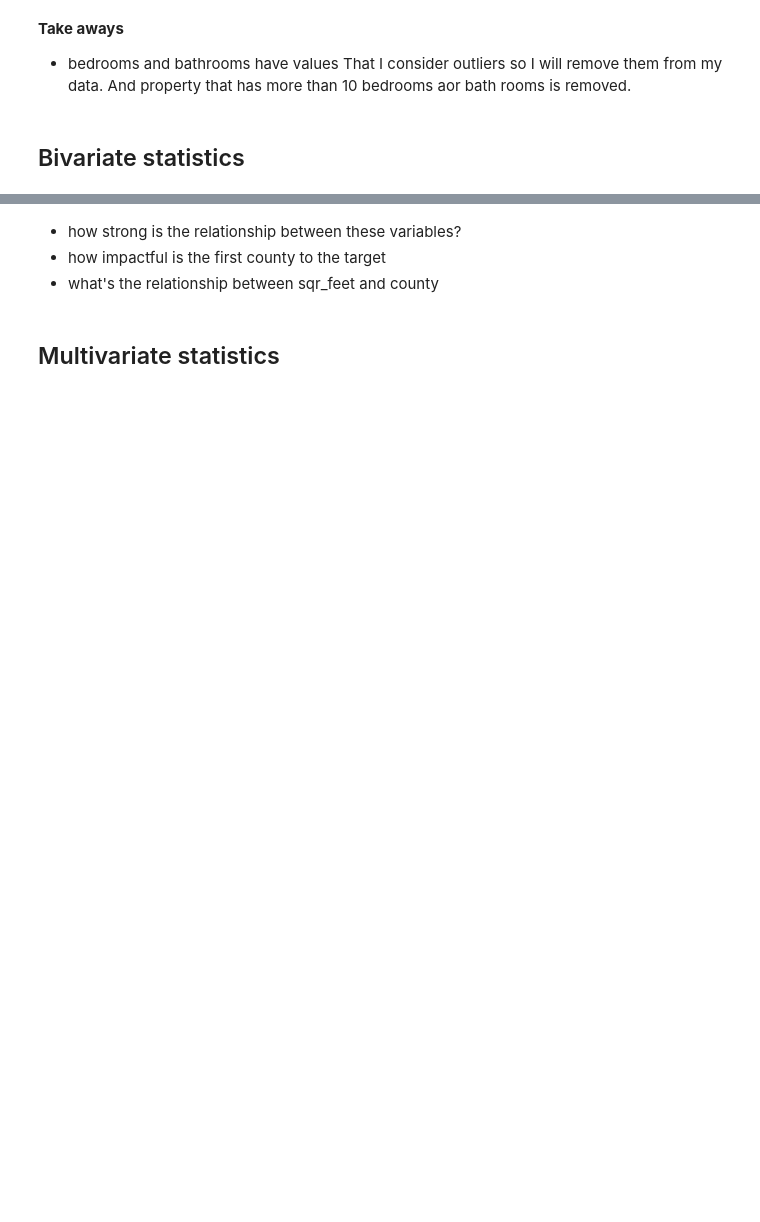
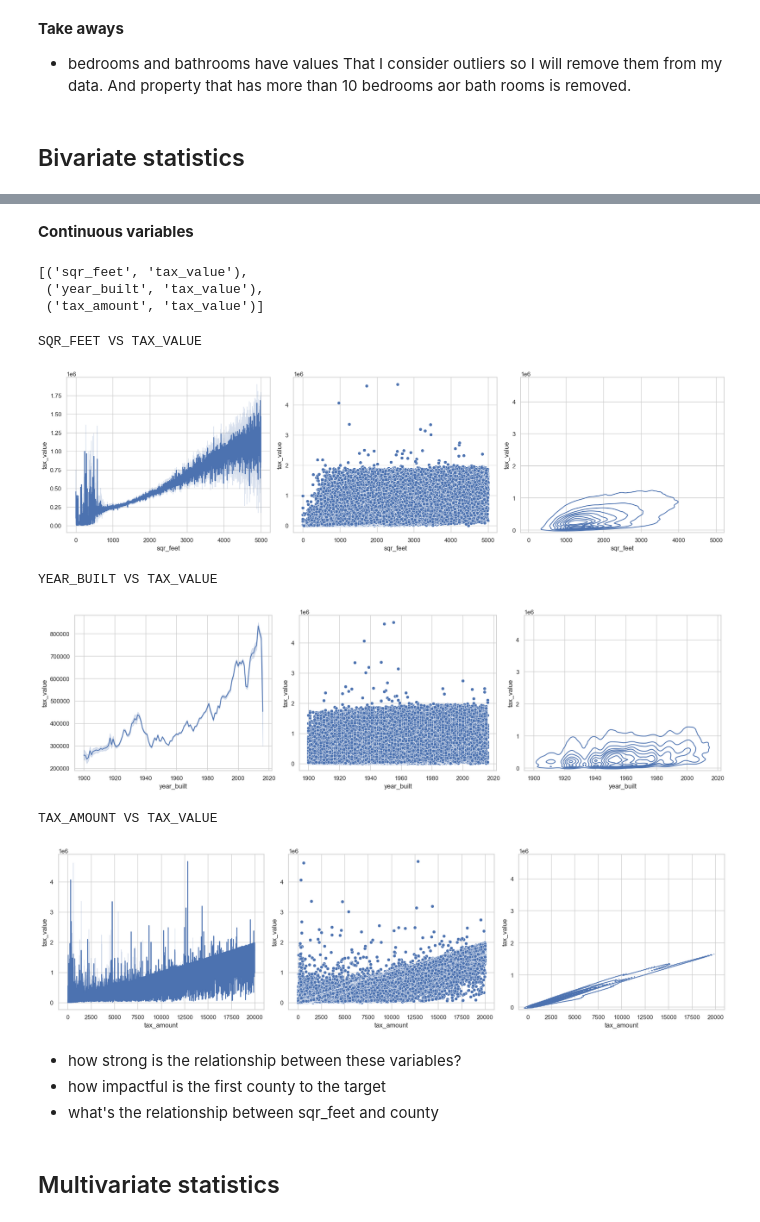
Before and after one commit to MigashaneVictoire/regression-exercises, a Jupyter notebook: explore.ipynb, the cells around one changed output, grey strips where cells are left out. Drawn from its saved outputs; the diff is of its cells as text; code cells hidden in the pictures; blank space fills up the shorter version.

```diff
--- a/explore.ipynb
+++ b/explore.ipynb
@@ -211,3 +257,41 @@ COUNTY VS TAX_VALUE
+# %% [markdown]
+**Continuous variables**
+# %%
+# Get a sample of the categorical columns for ploting
+train_continious = train[continuous_col].sample(50_000)
+
+# pairs of comninmations
+continuous_comb = list(itertools.product(continuous_col, ["tax_value"]))
+continuous_comb
+# %% [output]
+[('sqr_feet', 'tax_value'),
+ ('year_built', 'tax_value'),
+ ('tax_amount', 'tax_value')]
+# %%
+# plot all the low category columns to see the distributions
+
+for col in continuous_comb:
+    print(col[0].upper(), "VS", col[1].upper())
+    # plots
+    fig, ax = plt.subplots(nrows=1, ncols=3, figsize=(18,5))
+
+    sns.lineplot(data= train, x=col[0] , y=col[1], ax= ax[0])
+    sns.scatterplot(data= train, x=col[0] , y=col[1], ax= ax[1])
+    sns.kdeplot(data= train, x=col[0] , y=col[1], ax= ax[2])
+
+    plt.tight_layout()
+
+    # save visual to file path
+    explore_.save_visuals(fig=fig, viz_name=f"{col[0]}_vs_{col[1]}", folder_name= 2)
+
+    plt.show()
+# %% [output]
+SQR_FEET VS TAX_VALUE
+[figure, added]
+YEAR_BUILT VS TAX_VALUE
+[figure, added]
+TAX_AMOUNT VS TAX_VALUE
+[figure, added]
 # %% [markdown]
 - how strong is the relationship between these variables?
 - how impactful is the first county to the target
```
Also changed, not shown: parts of 19 cells of this notebook, 27 other files.
